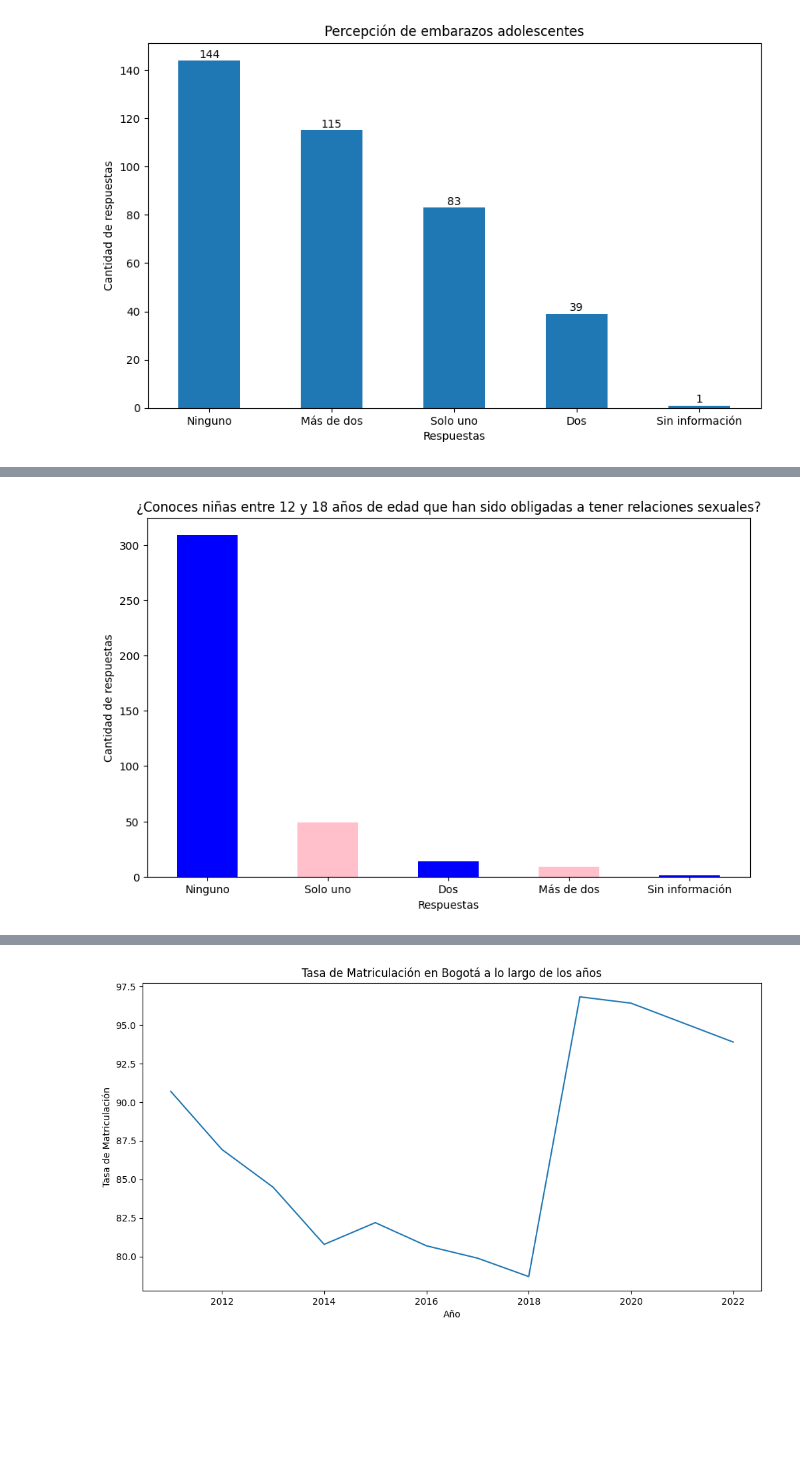
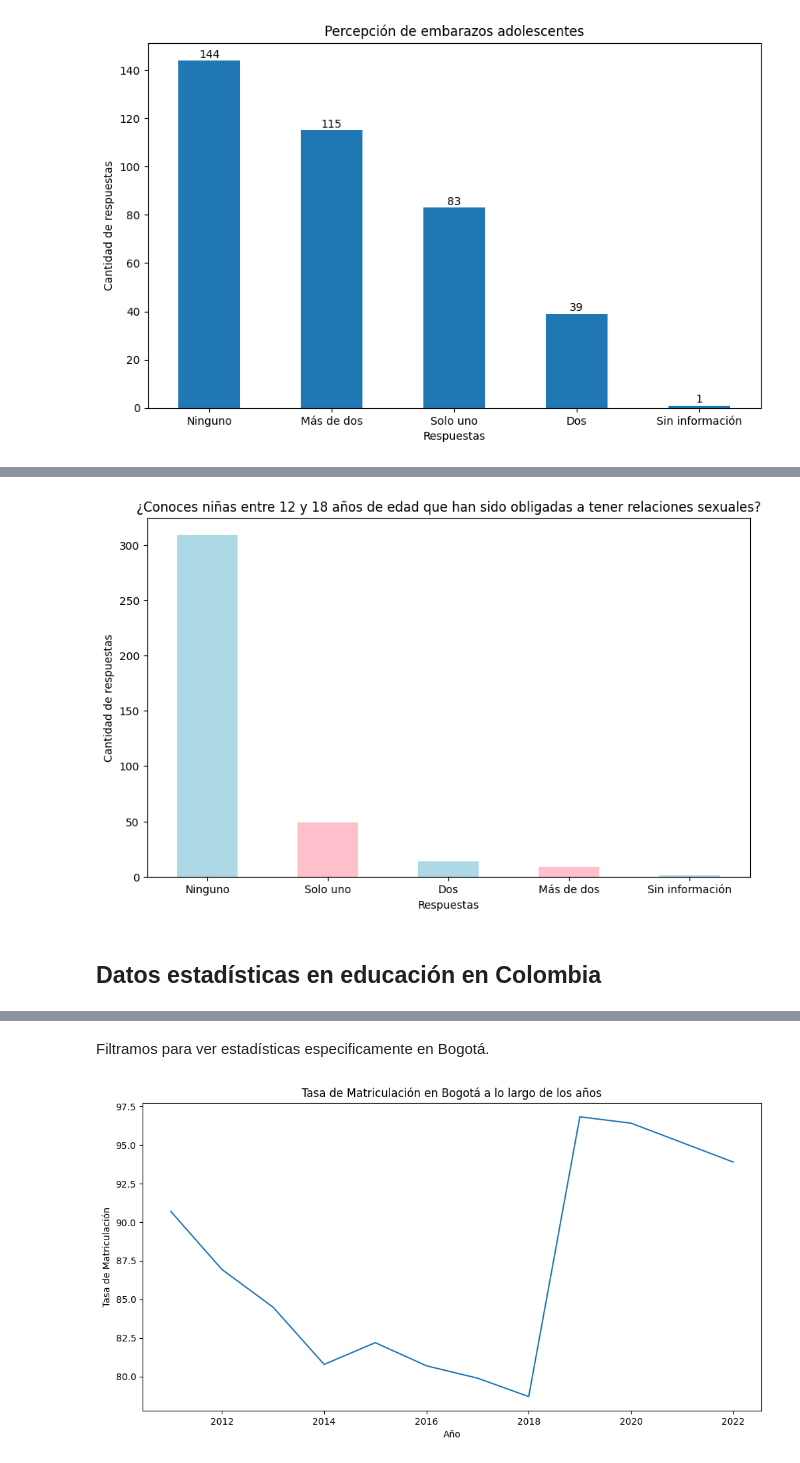
Before and after one commit to kathy-oviedo/Proyecto-Final-Bootcamp, a Jupyter notebook: Proyecto_Final.ipynb, the cells around one changed output, grey strips where cells are left out. Drawn from its saved outputs; the diff is of its cells as text; code cells hidden in the pictures; blank space fills up the shorter version.

```diff
--- a/Proyecto_Final.ipynb
+++ b/Proyecto_Final.ipynb
@@ -85,16 +74,18 @@ plt.show()
 # %%
 conteo_genero = datos1['22. ¿Conoces niñas entre 12 y 18 años de edad que han sido obligadas a tener relaciones sexuales?'].value_counts()
 
 # Crear el gráfico de barras
 plt.figure(figsize=(10, 6))
-conteo_genero.plot(kind='bar', color=['blue', 'pink'])  # 'blue' para hombres, 'pink' para mujeres
+conteo_genero.plot(kind='bar', color=['lightblue', 'pink'])  # 'blue' para hombres, 'pink' para mujeres
 plt.title('¿Conoces niñas entre 12 y 18 años de edad que han sido obligadas a tener relaciones sexuales?')
 plt.xlabel('Respuestas')
 plt.ylabel('Cantidad de respuestas')
 plt.xticks(rotation=0)
 plt.show()
 # %% [output]
-[figure, old version]
+[figure, new version]
+# %% [markdown]
+## Datos estadísticas en educación en Colombia
 # %%
 datos3
 # %% [output]
@@ -111,6 +102,8 @@ datos3
 | 394 | 2022 | 97 | Vaupés | 15585 | 55.51 | 55.51 | ... |
 | 395 | 2022 | 99 | Vichada | 33949 | 66.99 | 66.98 | ... |
 396 rows × 37 columns
+# %% [markdown]
+Filtramos para ver estadísticas especificamente en Bogotá.
 # %%
 datos_bogota = datos3[datos3['DEPARTAMENTO'] == 'Bogotá, D.C.']
 # %%
```
Also changed, not shown: parts of 21 cells of this notebook.
